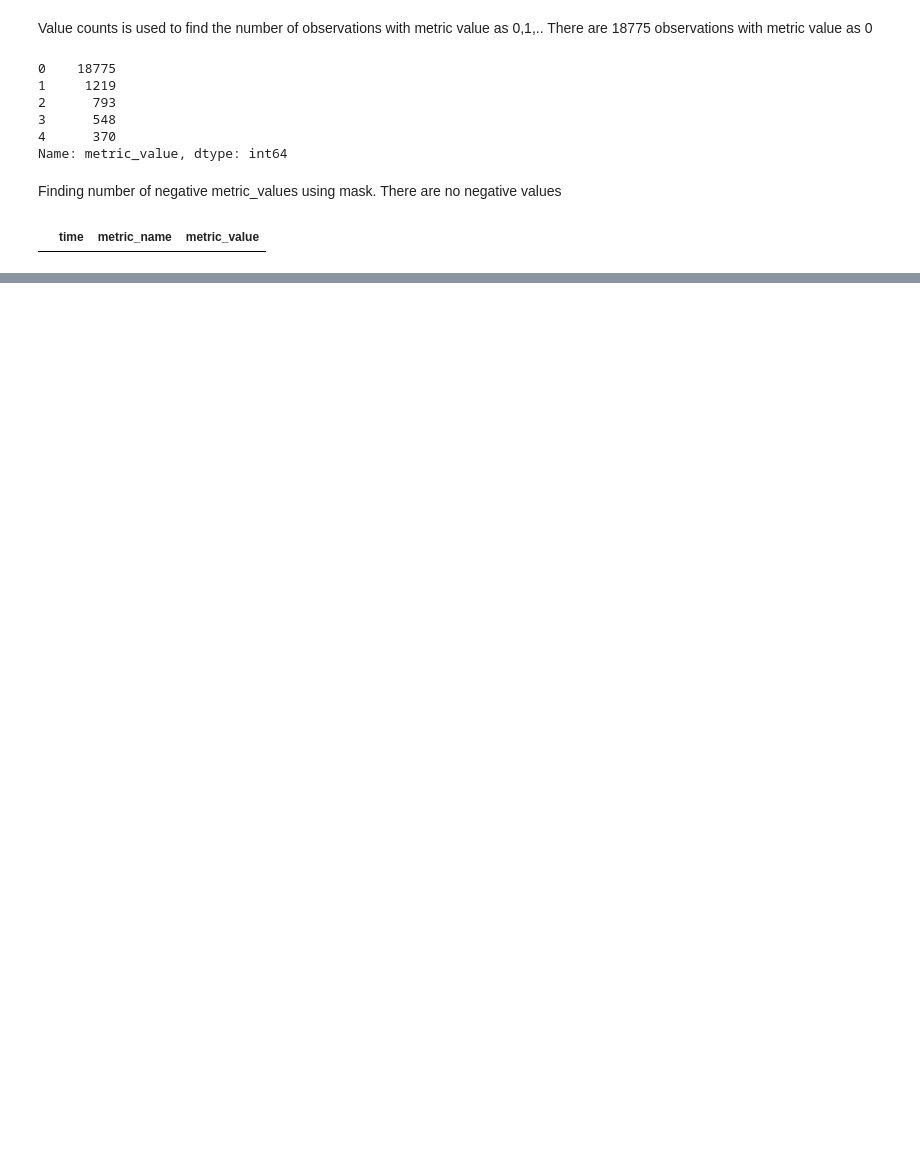
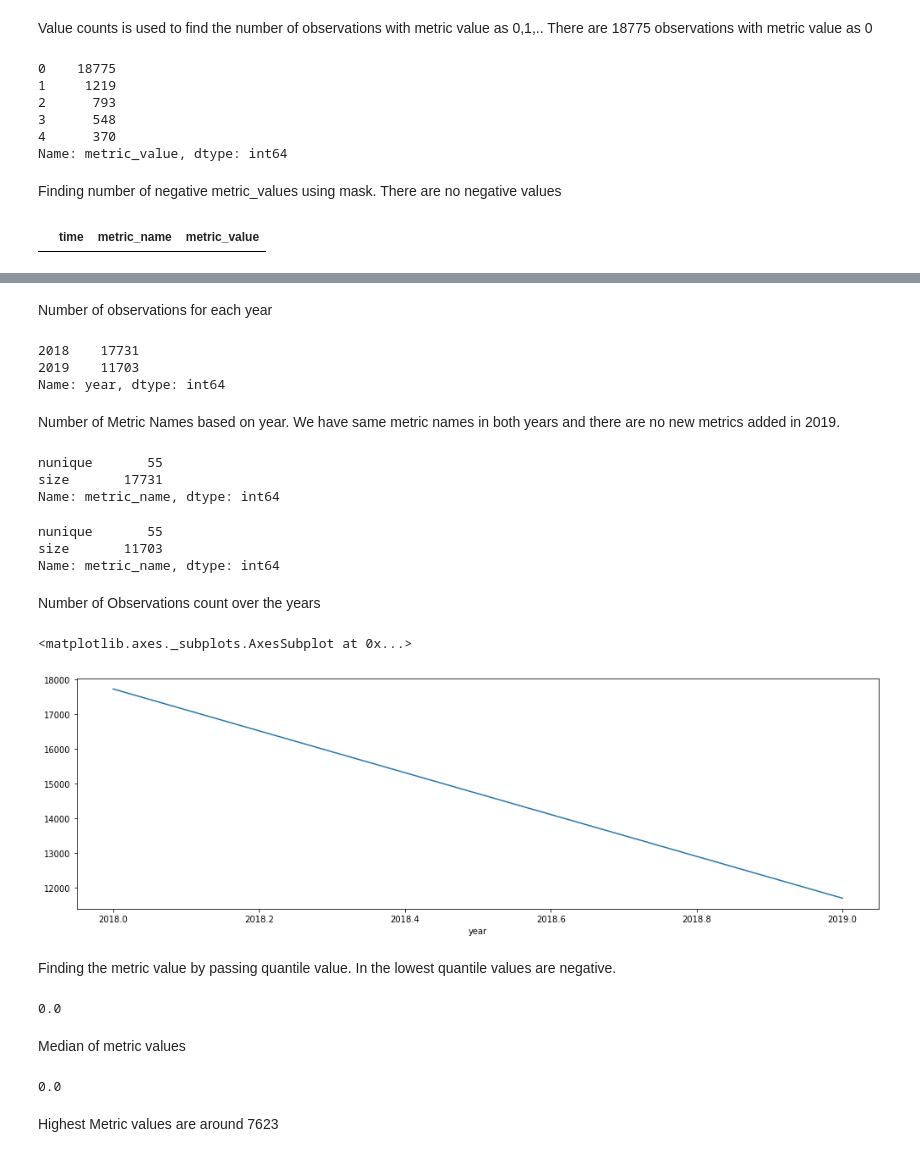
Before and after one commit to UNCG-CSE/G_Suite_Metrics, a Jupyter notebook: src/Anusha/Statistical evaluation of data_Google Meet.ipynb, the cells around one changed output, grey strips where cells are left out. Cells and saved outputs as stored; diff of their text form; code cells hidden in the pictures; blank space fills up the shorter version.

Commit message:
Updated
Initial analysis on google meet

```diff
--- a/src/Anusha/Statistical evaluation of data_Google Meet.ipynb
+++ b/src/Anusha/Statistical evaluation of data_Google Meet.ipynb
@@ -88,0 +146,2 @@ Meet[mask].head()
+# %%
+Meet.time = Meet.time.apply(lambda d: datetime.strptime(d, "%Y-%m-%dT%H:%M:%S.%f%z"))
@@ -88,0 +164,2 @@ Meet[mask].head()
+# %%
+Meet.time = Meet['time'].apply(lambda x: pd.to_datetime(x).tz_convert('US/Eastern'))
@@ -88,0 +168,2 @@ Meet[mask].head()
+# %%
+Meet['date'] = pd.DatetimeIndex(Meet['time']).date
@@ -88,0 +187,2 @@ Meet[mask].head()
+# %%
+Meet['year'] = pd.DatetimeIndex(Meet['time']).year
@@ -88,0 +219,45 @@ Meet[mask].head()
+# %% [markdown]
+Number of observations for each year
+# %%
+Meet.year.value_counts()
+# %% [output]
+2018    17731
+2019    11703
+Name: year, dtype: int64
+# %% [markdown]
+Number of Metric Names based on year. We have same metric names in both years and there are no new metrics added in 2019.
+# %%
+Meet.query('year == "2018"')['metric_name'].agg(['nunique','size'])
+# %% [output]
+nunique       55
+size       17731
+Name: metric_name, dtype: int64
+# %%
+Meet.query('year == "2019"')['metric_name'].agg(['nunique','size'])
+# %% [output]
+nunique       55
+size       11703
+Name: metric_name, dtype: int64
+# %% [markdown]
+Number of Observations count over the years
+# %%
+import matplotlib as plt
+fig, ax = plt.pyplot.subplots(figsize=(17,5))
+Meet.groupby(['year']).count()['metric_name'].plot(ax=ax)
+# %% [output]
+<matplotlib.axes._subplots.AxesSubplot at 0x...>
+[figure, added]
+# %% [markdown]
+Finding the metric value by passing quantile value. In the lowest quantile values are negative.
+# %%
+Meet['metric_value'].quantile(0)
+# %% [output]
+0.0
+# %% [markdown]
+Median of metric values
+# %%
+Meet['metric_value'].quantile(0.5)
+# %% [output]
+0.0
+# %% [markdown]
+Highest Metric values are around 7623
```
Also changed, not shown: parts of 26 cells of this notebook, 3 other files.
